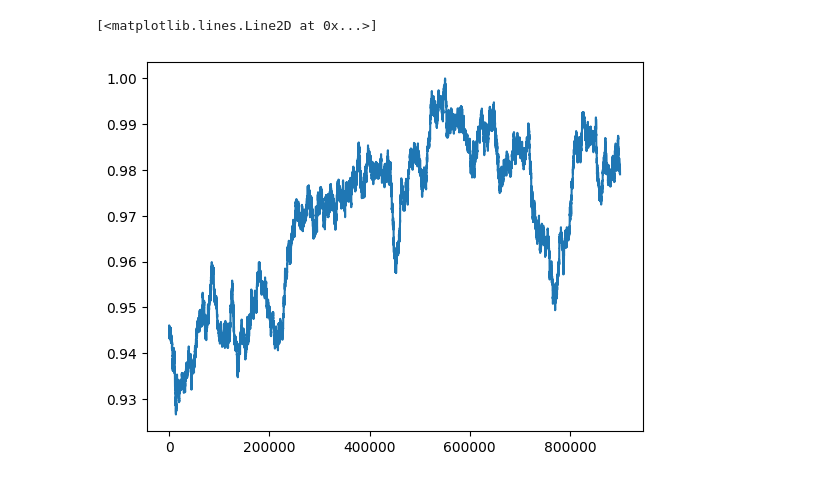
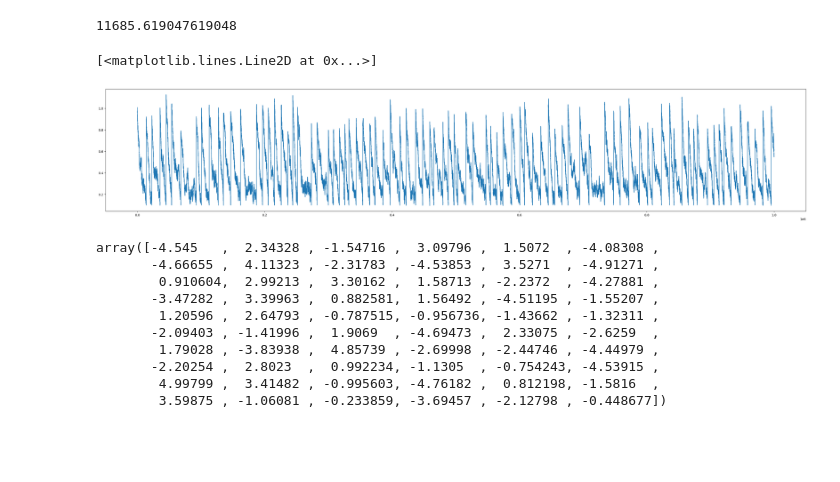
Before and after one commit to group9ine/variational-autoencoders, a Jupyter notebook: mc-sampling/decorr.ipynb, the cells around one changed output. Drawn from its saved outputs; the diff is of its cells as text; code cells hidden in the pictures; blank space fills up the shorter version.

```diff
--- a/mc-sampling/decorr.ipynb
+++ b/mc-sampling/decorr.ipynb
@@ -24,0 +25,3 @@ array([[ 36.0805 ,  -5.58237,  15.4689 , ..., -22.4168 ,  47.1123 ,
+# %%
+max_corr = float( np.correlate(data[0], data[1]) )
+max_corr
@@ -25,17 +30,10 @@ array([[ 36.0805 ,  -5.58237,  15.4689 , ..., -22.4168 ,  47.1123 ,
 # %%
-# Calculate the autocorrelation function for each configuration
 acf_list = []
-for config in data[100000:]:
-    acf = np.correlate(data[100000], config)
+c = 0
+t = []
+for k, config in enumerate(data):
+    acf = np.correlate(data[c], config)/max_corr
     acf_list.append(acf)
-acf_list = acf_list / np.max(acf_list)
-
-# Find the first index where the autocorrelation drops below 0.1 (i.e. 10% of its maximum value)
-autocorr_times = []
-for acf in acf_list:
-    autocorr_time = np.where(acf < 0.1)
-    autocorr_times.append(autocorr_time)
-
-
-print("Autocorrelation times:", autocorr_time)
-acf_list
+    if acf<0.1:
+        c=k
+        t.append(c)
@@ -51,5 +40,24 @@ array([[0.94556686],
+# %%
+dt = [t[i+1]-t[i] for i in range(len(t)-1)]
+np.mean(dt) #mean decorr time
+# %% [output]
+11685.619047619048
 # %%
-plt.plot(acf_list)
+fig, ax = plt.subplots(figsize=(40,7))
+ax.plot(acf_list, )
 # %% [output]
 [<matplotlib.lines.Line2D at 0x...>]
-[figure, old version]
+[figure, new version]
+# %%
+data[999999]
+# %% [output]
+array([-4.545   ,  2.34328 , -1.54716 ,  3.09796 ,  1.5072  , -4.08308 ,
+       -4.66655 ,  4.11323 , -2.31783 , -4.53853 ,  3.5271  , -4.91271 ,
+        0.910604,  2.99213 ,  3.30162 ,  1.58713 , -2.2372  , -4.27881 ,
+       -3.47282 ,  3.39963 ,  0.882581,  1.56492 , -4.51195 , -1.55207 ,
+        1.20596 ,  2.64793 , -0.787515, -0.956736, -1.43662 , -1.32311 ,
+       -2.09403 , -1.41996 ,  1.9069  , -4.69473 ,  2.33075 , -2.6259  ,
+        1.79028 , -3.83938 ,  4.85739 , -2.69998 , -2.44746 , -4.44979 ,
+       -2.20254 ,  2.8023  ,  0.992234, -1.1305  , -0.754243, -4.53915 ,
+        4.99799 ,  3.41482 , -0.995603, -4.76182 ,  0.812198, -1.5816  ,
+        3.59875 , -1.06081 , -0.233859, -3.69457 , -2.12798 , -0.448677])
```
Also changed, not shown: parts of 4 cells of this notebook.
